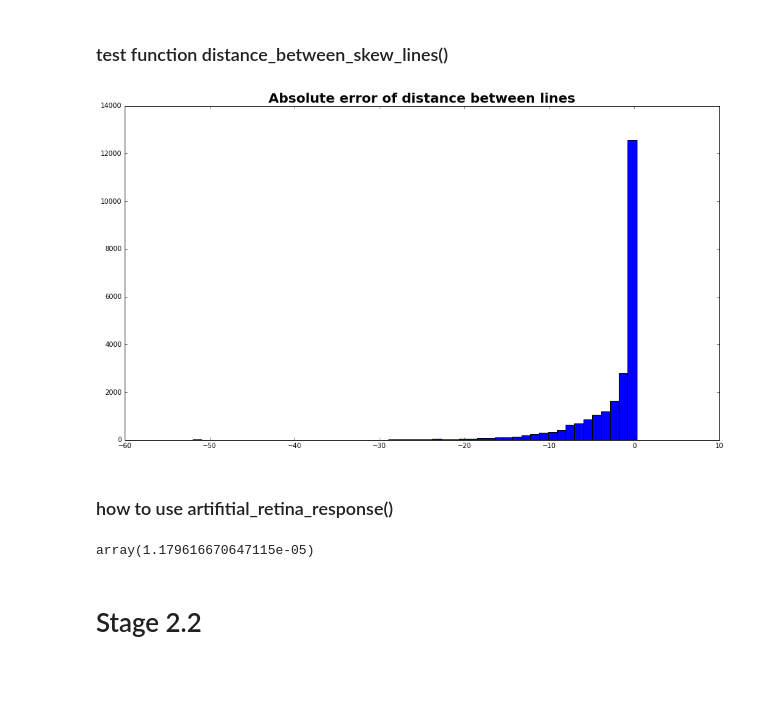
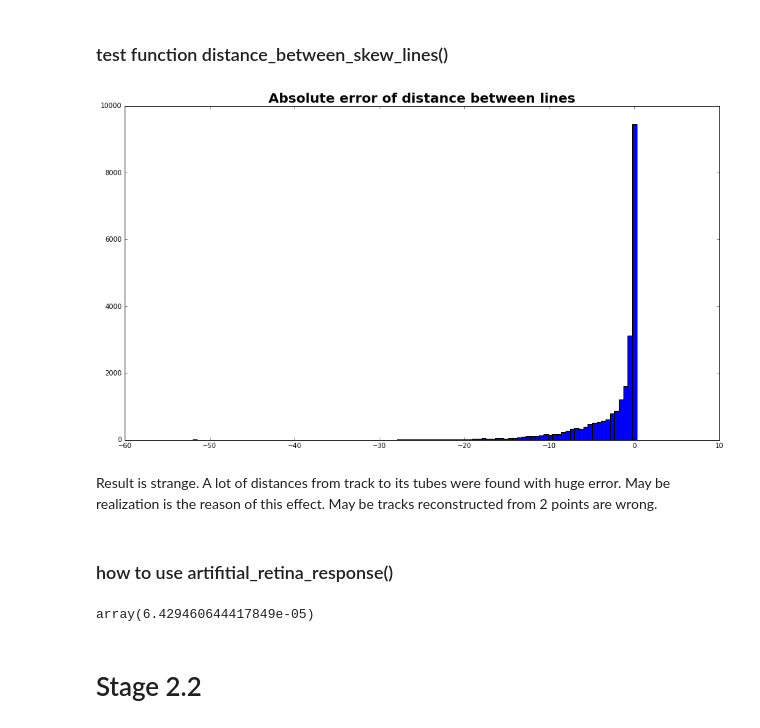
Before and after one commit to hushchyn-mikhail/ship_tracking_summer2016, a Jupyter notebook: notebooks/Retina_demonstration.ipynb, the cells around one changed output. Cells and saved outputs as stored; diff of their text form; code cells hidden in the pictures; blank space fills up the shorter version.

```diff
--- a/notebooks/Retina_demonstration.ipynb
+++ b/notebooks/Retina_demonstration.ipynb
@@ -59,9 +59,11 @@ for event_i in set(data.EventID.values):
 # %%
 plt.figure(figsize=(16,9))
 plt.title("Absolute error of distance between lines", fontsize=20, fontweight='bold')
-hist_arr = plt.hist(np.array(real)-np.array(exp), bins=50)
+hist_arr = plt.hist(np.array(real)-np.array(exp), bins=100)
 # %% [output]
-[figure, old version]
+[figure, new version]
+# %% [markdown]
+Result is strange. A lot of distances from track to its tubes were found with huge error. May be realization is the reason of this effect. May be tracks reconstructed from 2 points are wrong.
 # %% [markdown]
 ### how to use artifitial_retina_response()
 # %%
@@ -78,7 +71,7 @@ A = np.array(A)
 # %%
-artifitial_retina_response(track_point, track_direction, A0, A, 20)
+artifitial_retina_response(track_point, track_direction, track1, 20)
 # %% [output]
-array(1.179616670647115e-05)
+array(6.429460644417849e-05)
 # %% [markdown]
 # Stage 2.2
 # %% [markdown]
```
Also changed, not shown: parts of 8 cells of this notebook, 1 other file.
